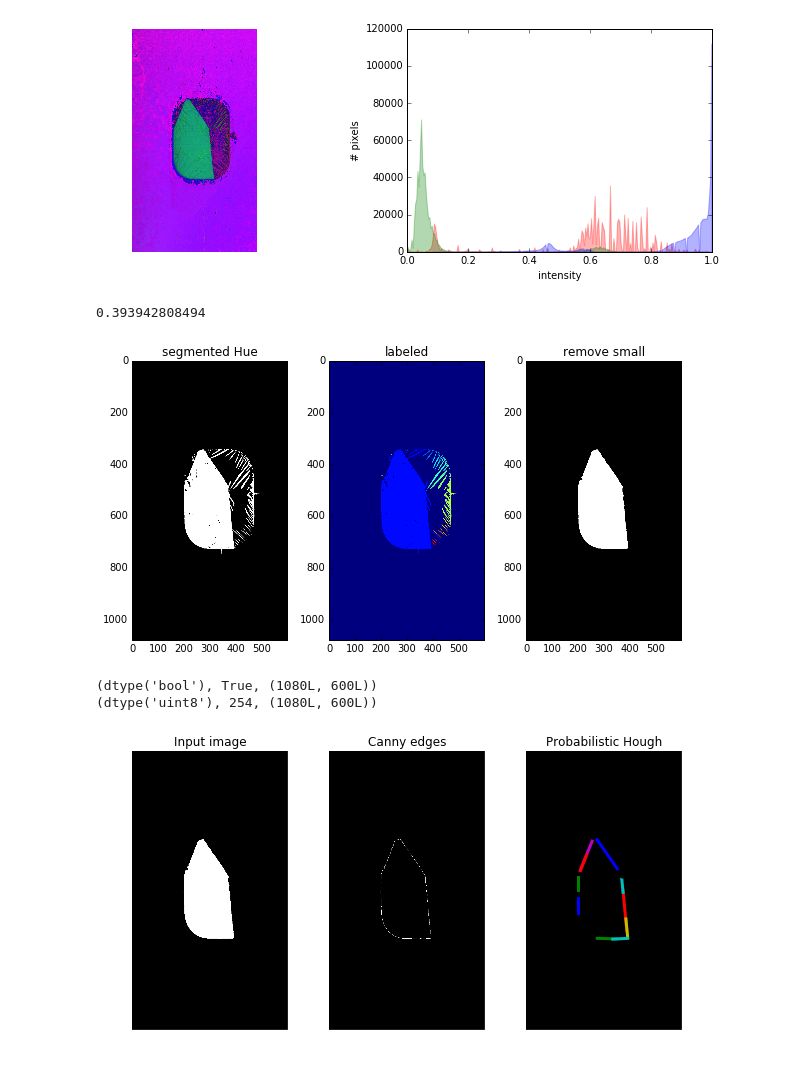
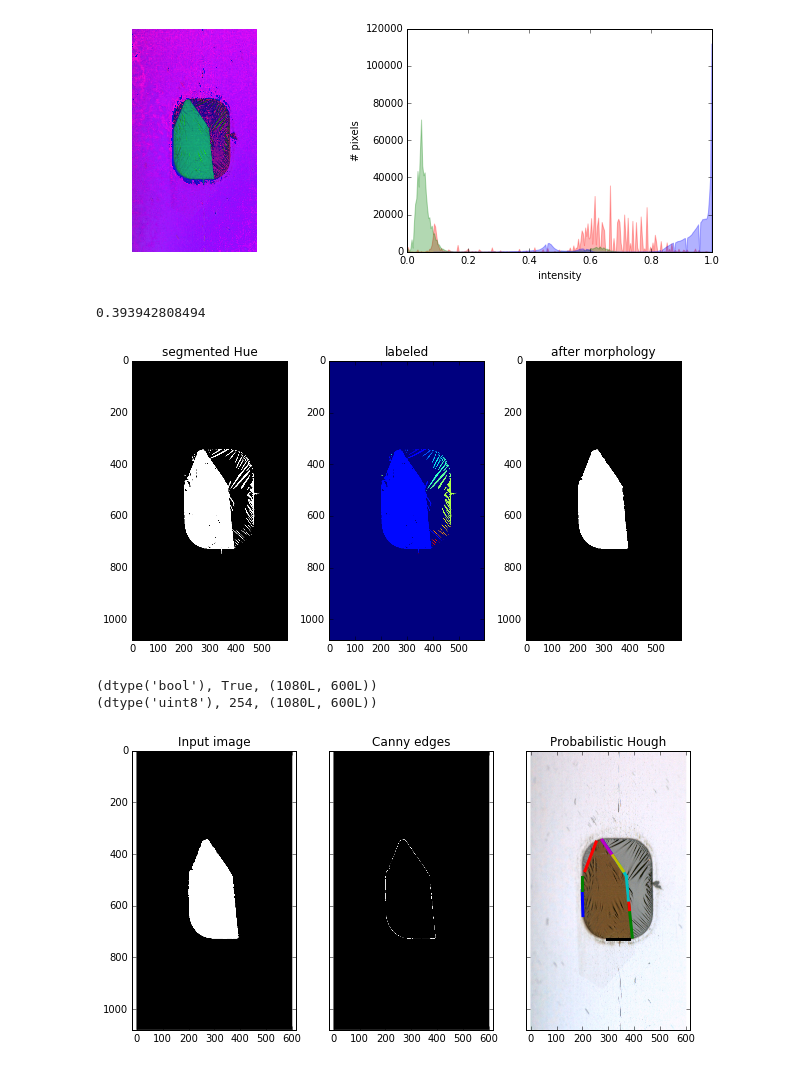
Before and after one commit to jaybo/Python-Notebooks, a Jupyter notebook: TEMCA/OpticalSegmentation.ipynb, the cells around one changed output. Saved outputs shown, nothing was run; the diff lists cells and outputs as text; code cells hidden in the pictures.

```diff
--- a/TEMCA/OpticalSegmentation.ipynb
+++ b/TEMCA/OpticalSegmentation.ipynb
@@ -69,11 +69,11 @@ ax_1.set_title('segmented Hue')
 ax_2.imshow(imlabel, cmap='jet')
 ax_2.set_title('labeled')
 ax_3.imshow(imnosmall, cmap='gray')
-ax_3.set_title('remove small')
+ax_3.set_title('after morphology')
 plt.show()
 # %% [output]
 0.393942808494
-[figure, old version]
+[figure, new version]
 # %%
 print (imnosmall.dtype, imnosmall.max(), imnosmall.shape)
 image = skimage.img_as_ubyte(imgray)
@@ -86,33 +86,28 @@ image[imnosmall != 0] = 255
 (dtype('uint8'), 254, (1080L, 600L))
 # %%
 # Line finding using the Probabilistic Hough Transform.
-edges = feature.canny(image)
+edges = feature.canny(image, sigma=4.0)
 lines = transform.probabilistic_hough_line(edges)
 
 fig, (ax0, ax1, ax2) = plt.subplots(1, 3, figsize=(10, 5), sharex=True,
                                     sharey=True)
 ax0.imshow(image, 'gray')
 ax0.set_title('Input image')
-ax0.set_axis_off()
-ax0.set_adjustable('box-forced')
 
 ax1.imshow(edges, 'gray')
 ax1.set_title('Canny edges')
-ax1.set_axis_off()
-ax1.set_adjustable('box-forced')
 
-ax2.imshow(edges * 0)
+ax2.imshow(imc)
 for line in lines:
     p0, p1 = line
     ax2.plot((p0[0], p1[0]), (p0[1], p1[1]), linewidth=3.0)
 
 row2, col2 = image.shape
 ax2.axis((0, col2, row2, 0))
 
 ax2.set_title('Probabilistic Hough')
-ax2.set_axis_off()
-ax2.set_adjustable('box-forced')
+
 
 plt.show()
 # %% [output]
-[figure, old version]
+[figure, new version]
```
Also changed, not shown: 1 other file.
